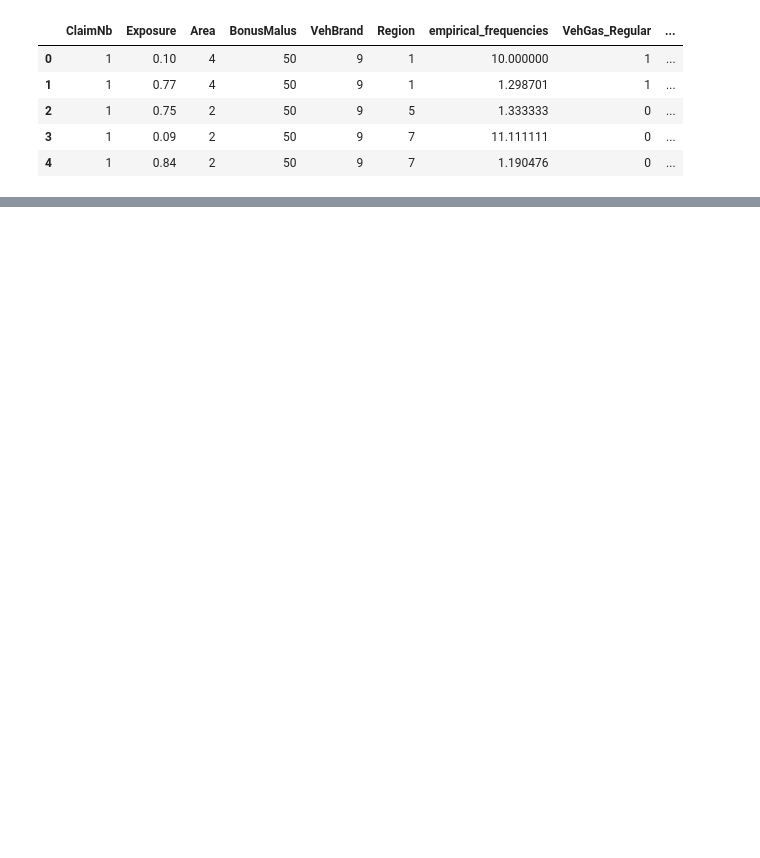
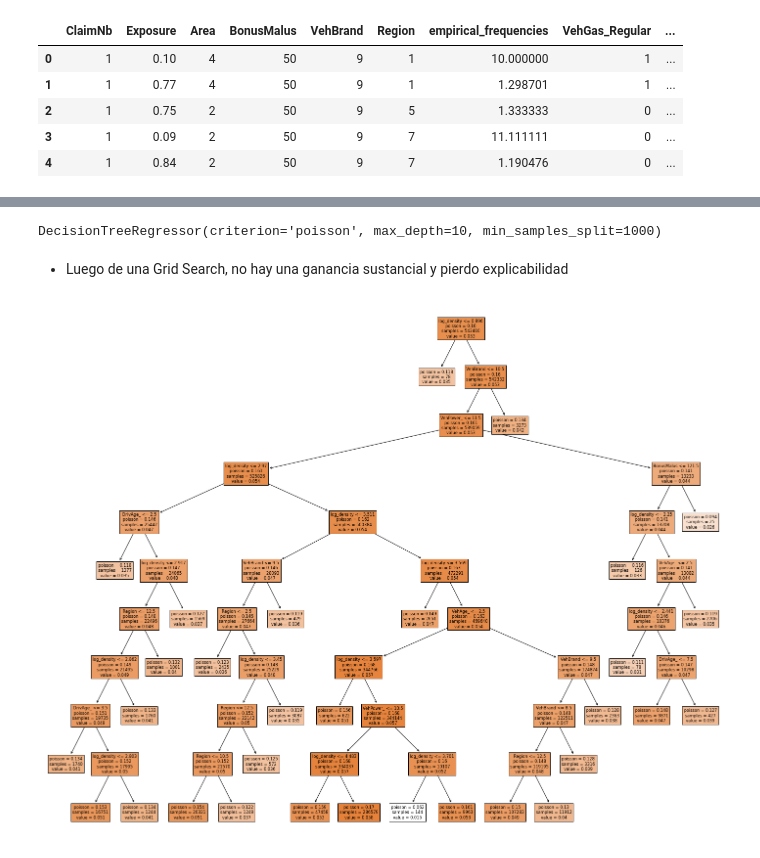
Before and after one commit to JulianTrufero/Claims-Frequency-Predicitons, a Jupyter notebook: Notebooks/Untitled.ipynb, the cells around one changed output, grey strips where cells are left out. Cells and saved outputs as stored; diff of their text form; code cells hidden in the pictures; blank space fills up the shorter version.

```diff
--- a/Notebooks/Untitled.ipynb
+++ b/Notebooks/Untitled.ipynb
@@ -27,2 +38,4 @@ X_train, X_test, y_train, y_test = train_test_split(X, y, test_size=0.2)
 # %%
-tree_model = DecisionTreeRegressor(max_depth=15, criterion='poisson')
+tree_model = DecisionTreeRegressor(max_depth=10, min_samples_split=10000, criterion='poisson')
+# %%
+tree_model.fit(X_train, y_train, sample_weight = X_train2['Exposure'])
@@ -28,0 +52,15 @@ tree_model = DecisionTreeRegressor(max_depth=15, criterion='poisson')
+# %%
+grid_search = GridSearchCV(
+    estimator=DecisionTreeRegressor(),
+    param_grid={
+        "max_depth": [8, 9, 10],
+        "min_samples_split": [1000, 5000, 10000],
+        "criterion": ['poisson']
+    },
+    cv=5,
+    verbose=1,
+    scoring="neg_root_mean_squared_error",
+    return_train_score=True
+)
+# %%
+grid_search.fit(X_train, y_train)
@@ -28,0 +74,12 @@ tree_model = DecisionTreeRegressor(max_depth=15, criterion='poisson')
+# %%
+best_tree = grid_search.best_estimator_
+best_tree
+# %% [output]
+DecisionTreeRegressor(criterion='poisson', max_depth=10, min_samples_split=1000)
+# %% [markdown]
+- Luego de una Grid Search, no hay una ganancia sustancial y pierdo explicabilidad
+# %%
+fig = plt.figure(figsize=(25, 20))
+plot_tree(tree_model, feature_names=X_train.columns, filled=True);
+# %% [output]
+[figure, added]
```
Also changed, not shown: parts of 11 cells of this notebook, 20 other files.
